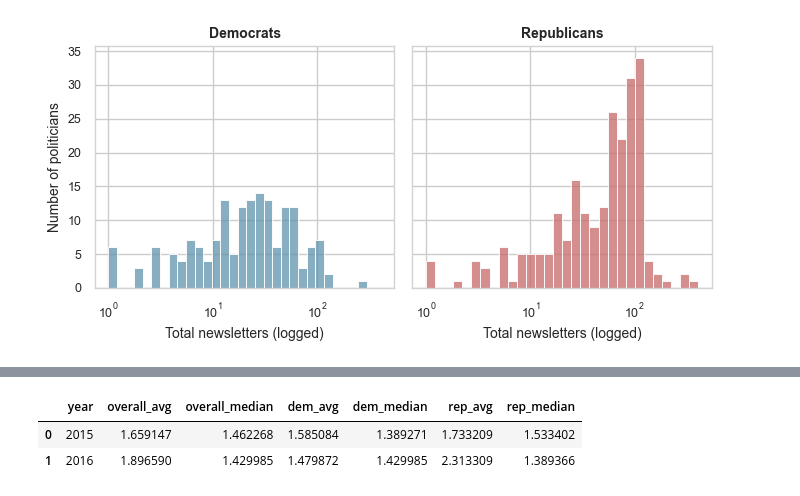
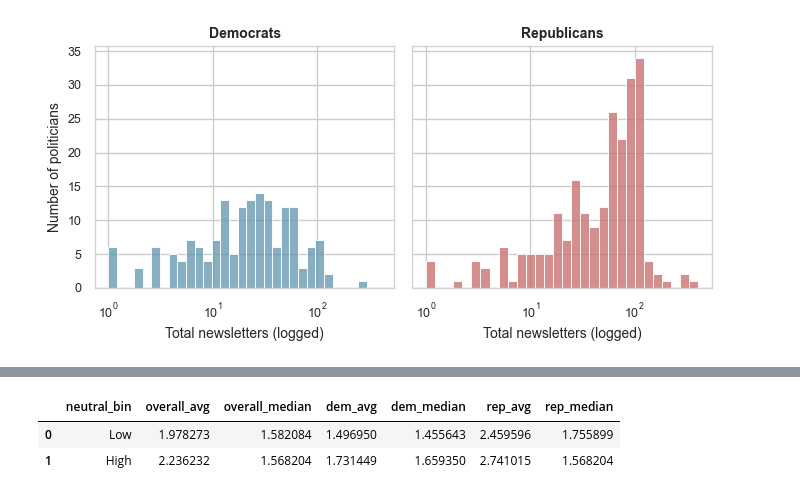
Before and after one commit to marobinette/cfd-project-ds1, a Jupyter notebook: notebooks/Matched_Politicians_EDA.ipynb, the cells around one changed output, grey strips where cells are left out. Drawn from its saved outputs; the diff is of its cells as text; code cells hidden in the pictures.

```diff
--- a/notebooks/Matched_Politicians_EDA.ipynb
+++ b/notebooks/Matched_Politicians_EDA.ipynb
@@ -1222,7 +1259,7 @@ def compute_monthly_score_summary(df, score_col, split_col, parties=["D", "R"],
 
     # Compute monthly (or just split_col) average score
     monthly_avg_score = (
-        df.groupby(group_cols)
+        df.groupby(group_cols, observed=False)
           .agg(avg_month_score=(score_col, "mean"))
           .reset_index()
     )
@@ -1273,34 +1310,106 @@ summary_length = compute_monthly_score_summary(
 )
 
 # 4. By year
 joined_score_df["year"] = pd.to_datetime(joined_score_df["dc_date"], errors="coerce").dt.year
 summary_year = compute_monthly_score_summary(
     joined_score_df,
     score_col="month_daily_amount_score",
     split_col="year"
 )
 
 # 5. By US Census region
 summary_region = compute_monthly_score_summary(
     joined_score_df,
     score_col="month_daily_amount_score",
     split_col="census_region"
 )
 
 # 6. By state
 summary_state = compute_monthly_score_summary(
     joined_score_df,
     score_col="month_daily_amount_score",
     split_col="dc_state"
 )
 
+# Emotion scores are: 'sadness_score', 'joy_score', 'anger_score', 'fear_score', 'neutral_score', 'surprise_score', 'disgust_score'
+
+# 7. By sadness score
+# Bin sadness by low vs. high (cutting at 50%)
+joined_score_df['sadness_bin'] = pd.cut(
+    joined_score_df['sadness_score'],
+    bins=[-float('inf'), 0.5, float('inf')],
+    labels=['Low', 'High']
+)
+summary_sad = compute_monthly_score_summary(
+    joined_score_df,
+    score_col="month_daily_amount_score",
+    split_col="sadness_bin"
+)
+
+# 8. By joy score
+# Bin joy by low vs. high (cutting at 50%)
+joined_score_df['joy_bin'] = pd.cut(
+    joined_score_df['joy_score'],
+    bins=[-float('inf'), 0.5, float('inf')],
+    labels=['Low', 'High']
+)
+summary_joy = compute_monthly_score_summary(
+    joined_score_df,
+    score_col="month_daily_amount_score",
+    split_col="joy_bin"
+)
+
+# 9. By anger score
+# Bin anger by low vs. high (cutting at 50%)
+joined_score_df['anger_bin'] = pd.cut(
+    joined_score_df['anger_score'],
+    bins=[-float('inf'), 0.5, float('inf')],
+    labels=['Low', 'High']
+)
+summary_anger = compute_monthly_score_summary(
+    joined_score_df,
+    score_col="month_daily_amount_score",
+    split_col="anger_bin"
+)
+
+# 10. By fear score
+# Bin fear by low vs. high (cutting at 50%)
+joined_score_df['fear_bin'] = pd.cut(
+    joined_score_df['fear_score'],
+    bins=[-float('inf'), 0.5, float('inf')],
+    labels=['Low', 'High']
+)
+summary_fear = compute_monthly_score_summary(
+    joined_score_df,
+    score_col="month_daily_amount_score",
+    split_col="fear_bin"
+)
+
+# 10. By neutral score
+# Bin neutrality by low vs. high (cutting at 50%)
+joined_score_df['neutral_bin'] = pd.cut(
+    joined_score_df['neutral_score'],
+    bins=[-float('inf'), 0.5, float('inf')],
+    labels=['Low', 'High']
+)
+summary_neutral = compute_monthly_score_summary(
+    joined_score_df,
+    score_col="month_daily_amount_score",
+    split_col="neutral_bin"
+)
+
 # summary_gender.head()
-summary_year.head()
+# summary_year.head()
 # summary_length.head()
 # summary_fundraising.head()
 # summary_state.head()
 # summary_region.head()
+# summary_sad.head()
+# summary_joy.head()
+# summary_anger.head()
+# summary_fear.head()
+summary_neutral.head()
 # %% [output]
-|  | year | overall_avg | overall_median | dem_avg | dem_median | rep_avg | rep_median |
-| 0 | 2015 | 1.659147 | 1.462268 | 1.585084 | 1.389271 | 1.733209 | 1.533402 |
-| 1 | 2016 | 1.896590 | 1.429985 | 1.479872 | 1.429985 | 2.313309 | 1.389366 |
+|  | neutral_bin | overall_avg | overall_median | dem_avg | dem_median | rep_avg | rep_median |
+| 0 | Low | 1.978273 | 1.582084 | 1.496950 | 1.455643 | 2.459596 | 1.755899 |
+| 1 | High | 2.236232 | 1.568204 | 1.731449 | 1.659350 | 2.741015 | 1.568204 |
```
Also changed, not shown: parts of 26 cells of this notebook.
